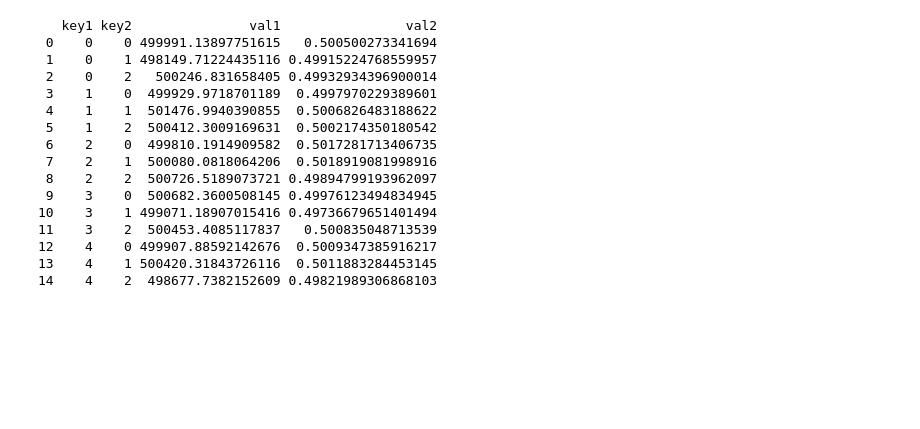
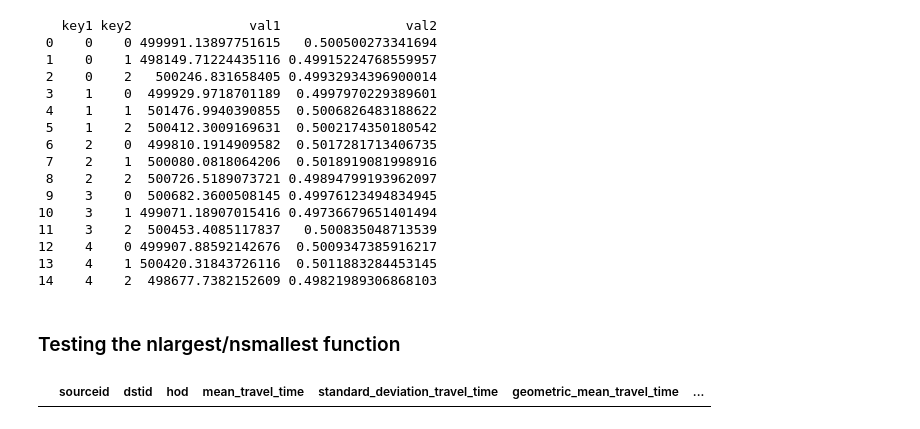
Before and after one commit to rapidsai/cuxfilter, a Jupyter notebook: pygdf.ipynb, the cells around one changed output. Cells and saved outputs as stored; diff of their text form; code cells hidden in the pictures; blank space fills up the shorter version.

```diff
--- a/pygdf.ipynb
+++ b/pygdf.ipynb
@@ -20,7 +20,7 @@ def readArrowToDF(source):
     pa_df = reader.read_all()
     return pa_df.to_pandas()
 # %%
-gdf_df = DataFrame.from_pandas(readArrowToDF("node_server/uploads/uber-dataset.arrow"))
+gdf_df = DataFrame.from_pandas(readArrowToDF("node_server/uploads/uber-dataset-v1.arrow"))
 # %%
 gdf_df.head().to_pandas()
 # %% [output]
@@ -514,3 +514,15 @@ df.groupby(by=['key1', 'key2']).mean()
 12    4    0 499907.88592142676  0.5009347385916217
 13    4    1 500420.31843726116  0.5011883284453145
 14    4    2  498677.7382152609 0.49821989306868103
+# %% [markdown]
+### Testing the nlargest/nsmallest function
+# %%
+temp_df = gdf_df.loc[0:20]
+# %%
+max_rows = len(temp_df)-1
+n_rows = 0
+num_rows = min(n_rows, max_rows)
+# %%
+temp_df.nlargest(num_rows,['hod']).to_pandas()
+# %% [output]
+|  | sourceid | dstid | hod | mean_travel_time | standard_deviation_travel_time | geometric_mean_travel_time | ... |
```
Also changed, not shown: 3 other files.
